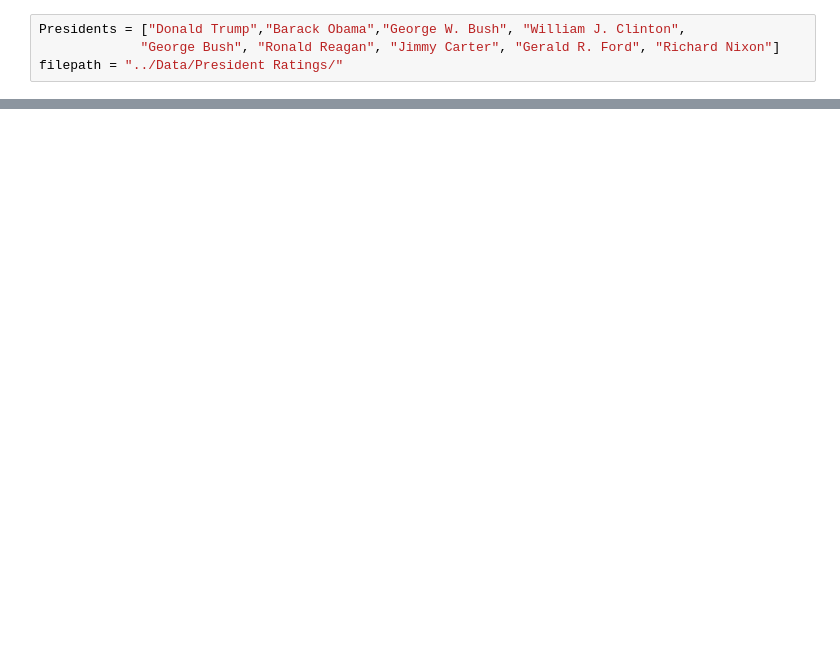
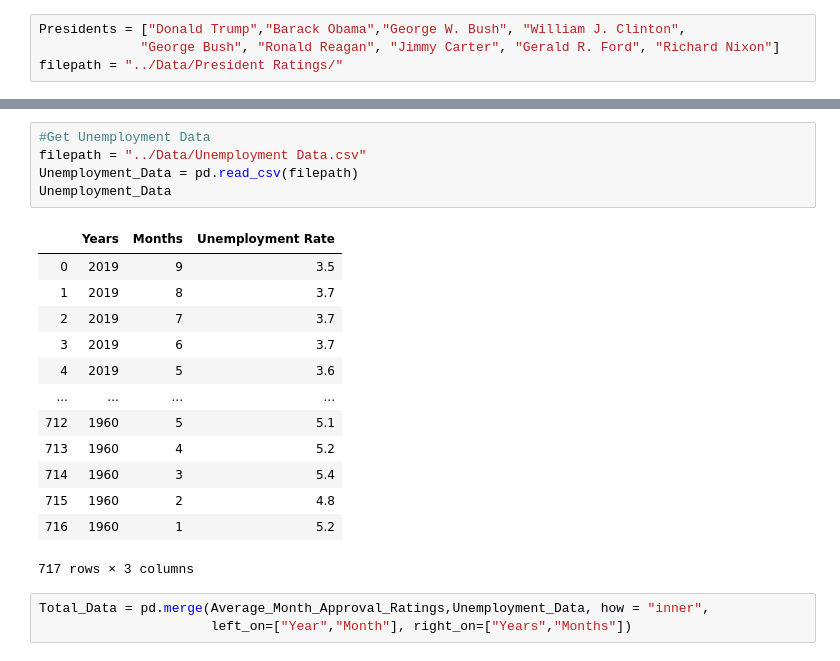
Before and after one commit to Mickkay22/UCI_Project_1_Team_5, a Jupyter notebook: Analysis/Approval Rating vs Unemployment Rate.ipynb, the cells around one changed output, grey strips where cells are left out. Cells and saved outputs as stored; diff of their text form; blank space fills up the shorter version.

```diff
--- a/Analysis/Approval Rating vs Unemployment Rate.ipynb
+++ b/Analysis/Approval Rating vs Unemployment Rate.ipynb
@@ -31,0 +45,22 @@ Approval_Ratings
+# %%
+#Get Unemployment Data
+filepath = "../Data/Unemployment Data.csv"
+Unemployment_Data = pd.read_csv(filepath)
+Unemployment_Data
+# %% [output]
+|  | Years | Months | Unemployment Rate |
+| 0 | 2019 | 9 | 3.5 |
+| 1 | 2019 | 8 | 3.7 |
+| 2 | 2019 | 7 | 3.7 |
+| 3 | 2019 | 6 | 3.7 |
+| 4 | 2019 | 5 | 3.6 |
+| ... | ... | ... | ... |
+| 712 | 1960 | 5 | 5.1 |
+| 713 | 1960 | 4 | 5.2 |
+| 714 | 1960 | 3 | 5.4 |
+| 715 | 1960 | 2 | 4.8 |
+| 716 | 1960 | 1 | 5.2 |
+717 rows × 3 columns
+# %%
+Total_Data = pd.merge(Average_Month_Approval_Ratings,Unemployment_Data, how = "inner",
+                      left_on=["Year","Month"], right_on=["Years","Months"])
```
Also changed, not shown: parts of 7 cells of this notebook, 29 other files.
